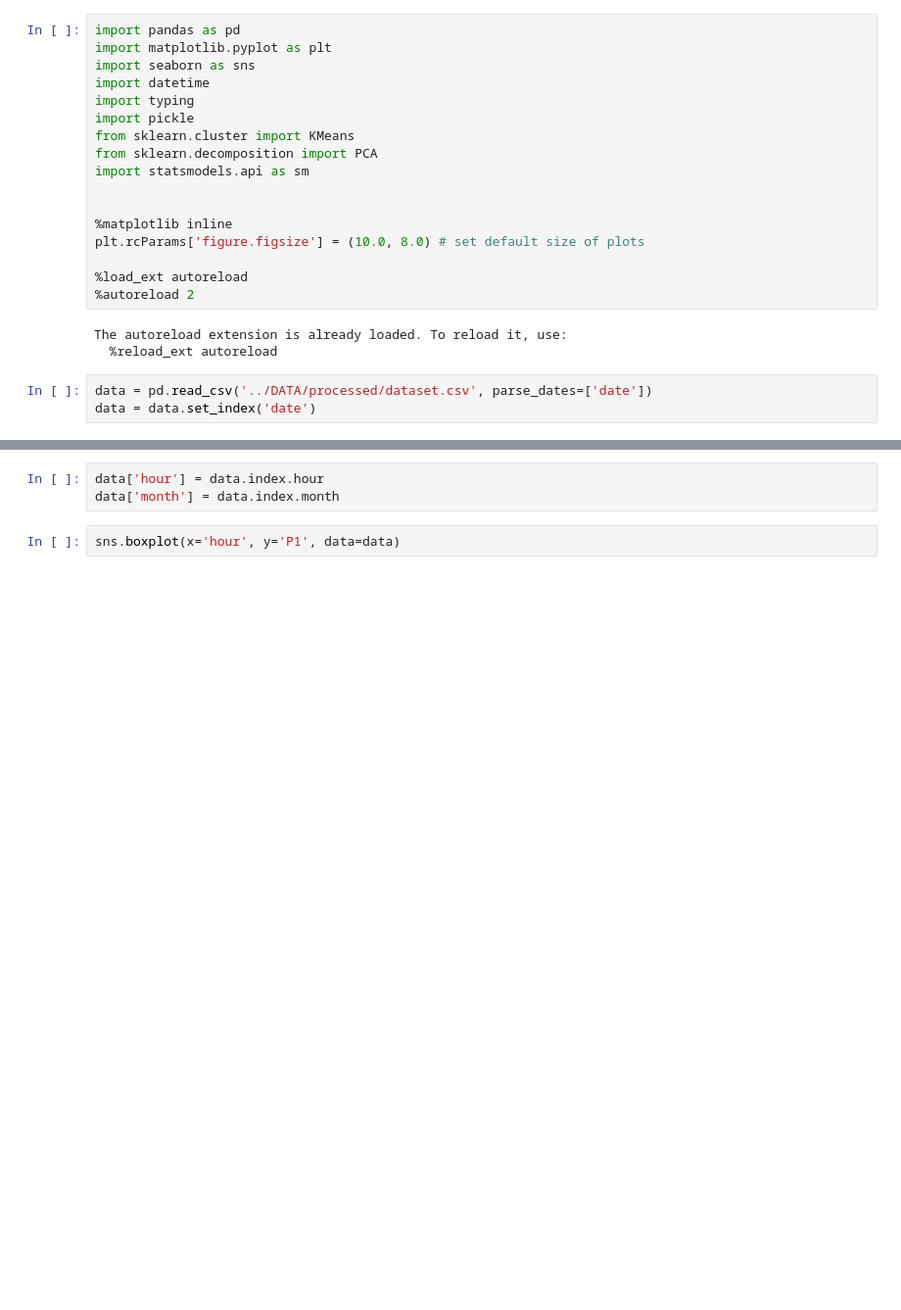
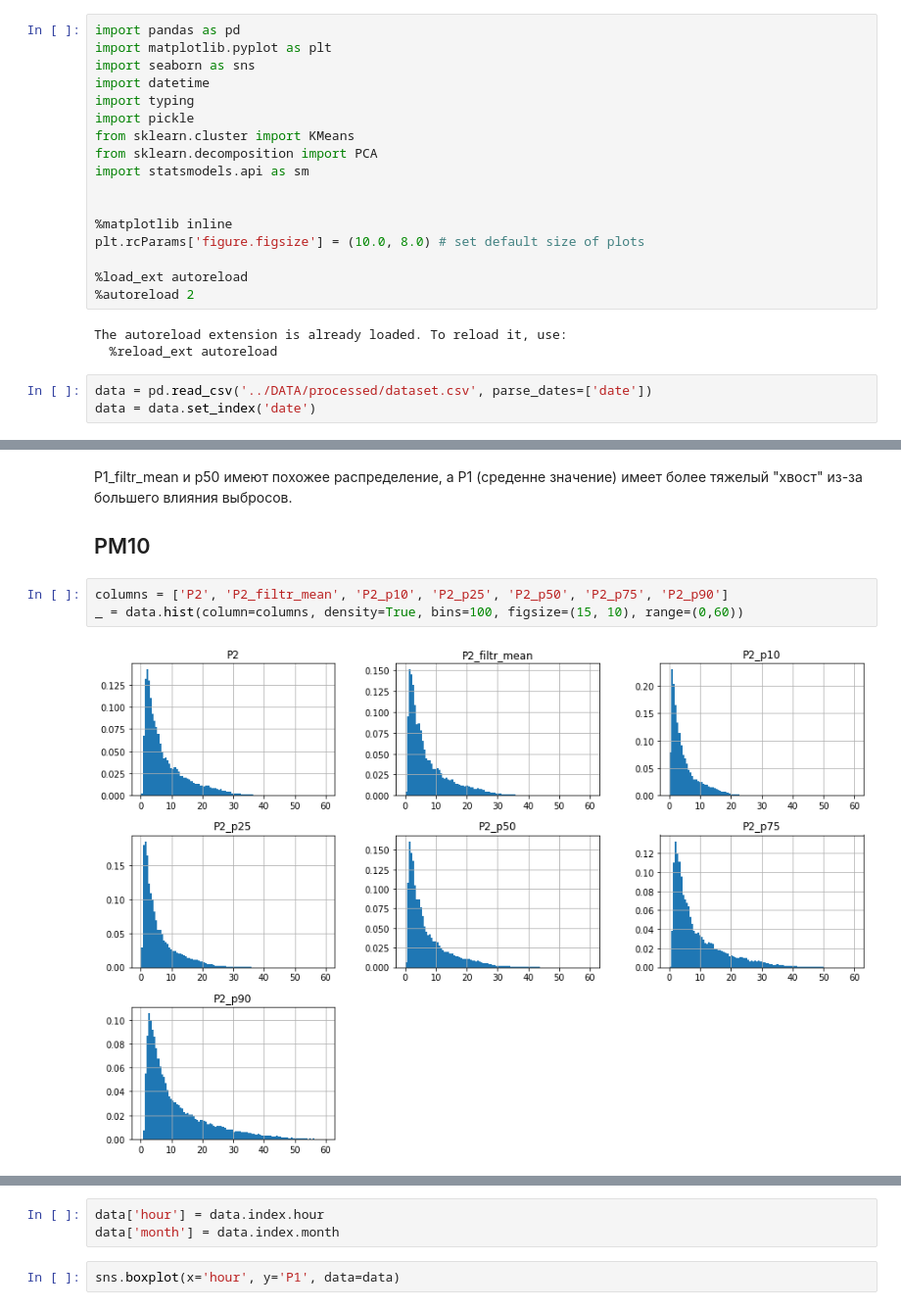
Before and after one commit to aerubanov/Proj_Air_Quality, a Jupyter notebook: notebooks/EDA.ipynb, the cells around one changed output, grey strips where cells are left out. Shown at 98% size. Drawn from its saved outputs; the diff is of its cells as text; blank space fills up the shorter version.

```diff
--- a/notebooks/EDA.ipynb
+++ b/notebooks/EDA.ipynb
@@ -33,0 +47,8 @@ ax.legend(loc = 'best')
+# %% [markdown]
+P1_filtr_mean и p50 имеют похожее распределение, а P1 (среденне значение) имеет более тяжелый "хвост" из-за большего влияния выбросов.
+## PM10
+# %%
+columns = ['P2', 'P2_filtr_mean', 'P2_p10', 'P2_p25', 'P2_p50', 'P2_p75', 'P2_p90']
+_ = data.hist(column=columns, density=True, bins=100, figsize=(15, 10), range=(0,60))
+# %% [output]
+[figure, added]
```
Also changed, not shown: parts of 19 cells of this notebook.
